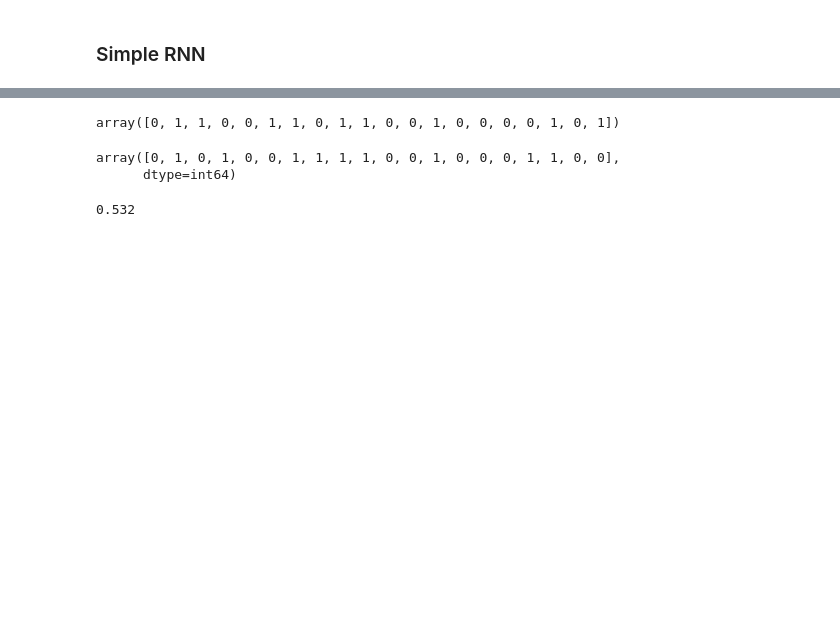
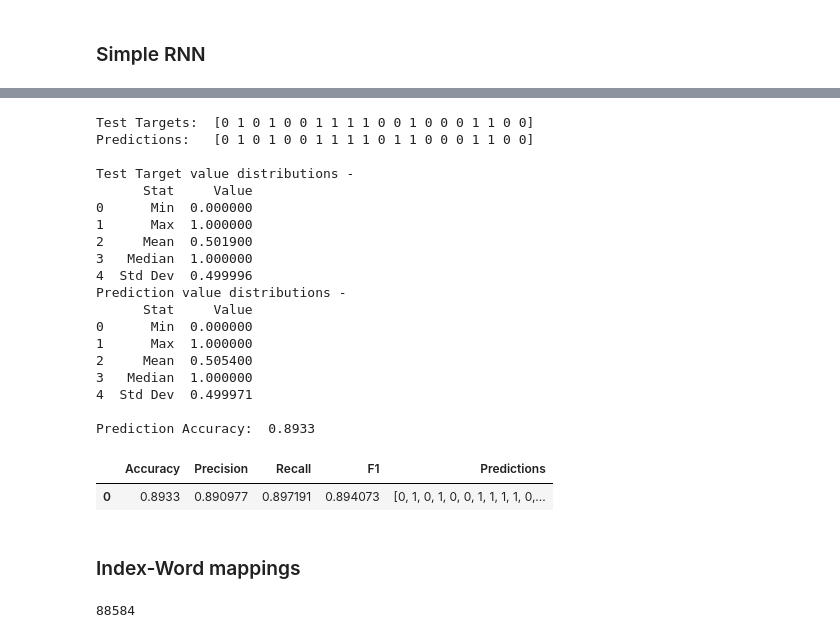
Before and after one commit to NormanHung/IMDB-Sentiment, a Jupyter notebook: SentimentAnalysis.ipynb, the cells around one changed output, grey strips where cells are left out. Cells and saved outputs as stored; diff of their text form; code cells hidden in the pictures; blank space fills up the shorter version.

```diff
--- a/SentimentAnalysis.ipynb
+++ b/SentimentAnalysis.ipynb
@@ -639,5 +636,35 @@ def CreateMLPWithEmbedding():
+# %%
+import keras
+from keras.models import Sequential
+from keras.layers import Dense, Dropout, Activation, Embedding
+#from keras.layers import Conv2D, MaxPool2D, Flatten
+from keras.layers import Conv1D, MaxPool1D, Flatten
+from keras.optimizers import SGD, RMSprop, Adam
+
+def CreateConv1D():
+    keras.backend.clear_session()
+    model = Sequential()
+    # Input Layer
+    model.add(Embedding(UniqueWordMax, 32, input_length = InputSize))
+    model.add(Conv1D(filters = 64, kernel_size = KernelSize, activation = "relu", input_shape = InputShape))
+    model.add(MaxPool1D(pool_size = 2))
+
+    # Hidden Layer 1
+#     model.add(Conv1D(filters = InputUnitsCount, kernel_size = KernelSize, input_shape = InputShape))
+#     model.add(Activation("relu"))
+#     model.add(MaxPool1D(pool_size = PoolSize))
+    model.add(Flatten())
+
+    # Output Layer
+    model.add(Dense(LabelCount))
+    model.add(Activation("sigmoid"))
+
+    model.compile(loss = "binary_crossentropy",
+                 optimizer = Adam(),
+                 metrics = ["accuracy"])
+    return model
 # %%
-model = CreateMLPWithEmbedding()
+model = CreateConv1D()
 model.summary()
 # %% [output]
 Model: "sequential_1"
@@ -658,5 +688,5 @@ Trainable params: 513,601
 Non-trainable params: 0
 _________________________________________________________________
 # %%
-model.fit(TrainData, TrainTarget, epochs = 15, batch_size = BatchSize, verbose = 2)
+model.fit(TrainData, TrainTarget, epochs = 15, callbacks = KerasCallbacks_List, validation_data = (TestData, TestTarget), batch_size = BatchSize, verbose = 2)
 # %% [output]
@@ -709,13 +705,26 @@ GetArrayStats([TestPredictions]);
-# %%
-(TestPredictions.reshape(-1, ) >= 0.5).astype(int)[:20]
-# %% [output]
-array([0, 1, 1, 0, 0, 1, 1, 0, 1, 1, 0, 0, 1, 0, 0, 0, 0, 1, 0, 1])
-# %%
-TestTarget[:20]
-# %% [output]
-array([0, 1, 0, 1, 0, 0, 1, 1, 1, 1, 0, 0, 1, 0, 0, 0, 1, 1, 0, 0],
-      dtype=int64)
-# %%
-accuracy_score(TestTarget, (TestPredictions >= 0.5).astype(int))
-# %% [output]
-0.532
+# %%
+GetNetworkPredictionStats(model)
+# %% [output]
+Test Targets:  [0 1 0 1 0 0 1 1 1 1 0 0 1 0 0 0 1 1 0 0]
+Predictions:   [0 1 0 1 0 0 1 1 1 1 0 1 1 0 0 0 1 1 0 0]
+
+Test Target value distributions -
+      Stat     Value
+0      Min  0.000000
+1      Max  1.000000
+2     Mean  0.501900
+3   Median  1.000000
+4  Std Dev  0.499996
+Prediction value distributions -
+      Stat     Value
+0      Min  0.000000
+1      Max  1.000000
+2     Mean  0.505400
+3   Median  1.000000
+4  Std Dev  0.499971
+
+Prediction Accuracy:  0.8933
+|  | Accuracy | Precision | Recall | F1 | Predictions |
+| 0 | 0.8933 | 0.890977 | 0.897191 | 0.894073 | [0, 1, 0, 1, 0, 0, 1, 1, 1, 1, 0,... |
+# %% [markdown]
+### Index-Word mappings
@@ -721,0 +734,4 @@ accuracy_score(TestTarget, (TestPredictions >= 0.5).astype(int))
+# %%
+print(len(WordIndex))
+# %% [output]
+88584
```
Also changed, not shown: parts of 77 cells of this notebook.
